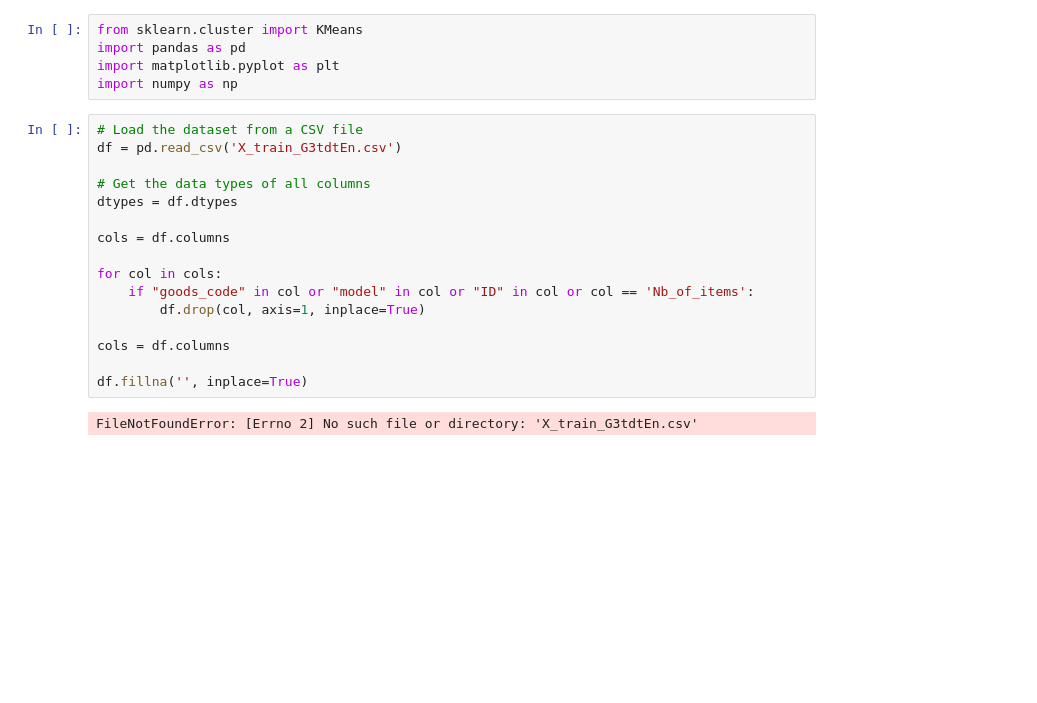
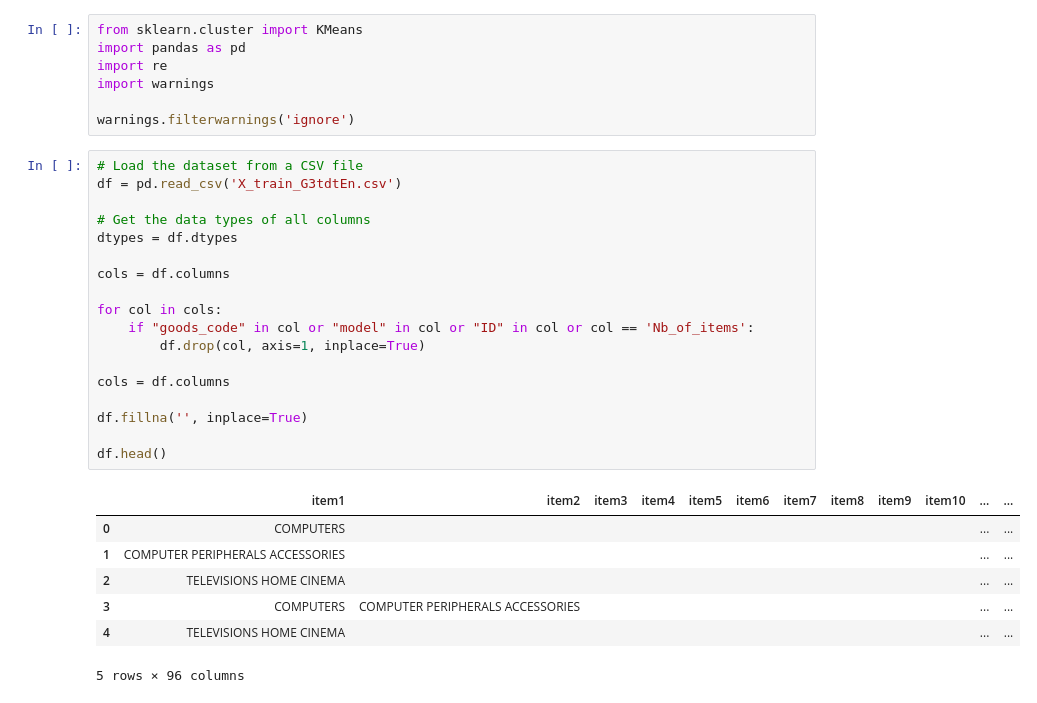
Before and after one commit to alimrrc/Machine-Learning-272-, a Jupyter notebook: Data Treatment.ipynb, the cells around one changed output. Drawn from its saved outputs; the diff is of its cells as text; blank space fills up the shorter version.

```diff
--- a/Data Treatment.ipynb
+++ b/Data Treatment.ipynb
@@ -1,26 +1,36 @@
 # %%
 from sklearn.cluster import KMeans
 import pandas as pd
-import matplotlib.pyplot as plt
-import numpy as np
+import re
+import warnings
+
+warnings.filterwarnings('ignore')
 # %%
 # Load the dataset from a CSV file
 df = pd.read_csv('X_train_G3tdtEn.csv')
 
 # Get the data types of all columns
 dtypes = df.dtypes
 
 cols = df.columns
 
 for col in cols:
     if "goods_code" in col or "model" in col or "ID" in col or col == 'Nb_of_items':
         df.drop(col, axis=1, inplace=True)
 
 cols = df.columns
 
 df.fillna('', inplace=True)
+
+df.head()
 # %% [output]
+|  | item1 | item2 | item3 | item4 | item5 | item6 | item7 | item8 | item9 | item10 | ... | ... |
+| 0 | COMPUTERS |  |  |  |  |  |  |  |  |  | ... | ... |
+| 1 | COMPUTER PERIPHERALS ACCESSORIES |  |  |  |  |  |  |  |  |  | ... | ... |
+| 2 | TELEVISIONS HOME CINEMA |  |  |  |  |  |  |  |  |  | ... | ... |
+| 3 | COMPUTERS | COMPUTER PERIPHERALS ACCESSORIES |  |  |  |  |  |  |  |  | ... | ... |
+| 4 | TELEVISIONS HOME CINEMA |  |  |  |  |  |  |  |  |  | ... | ... |
-FileNotFoundError: [Errno 2] No such file or directory: 'X_train_G3tdtEn.csv'
+5 rows × 96 columns
 # %%
 unique_values = {}
 feature_cols = {}
```
Also changed, not shown: parts of 5 cells of this notebook.
